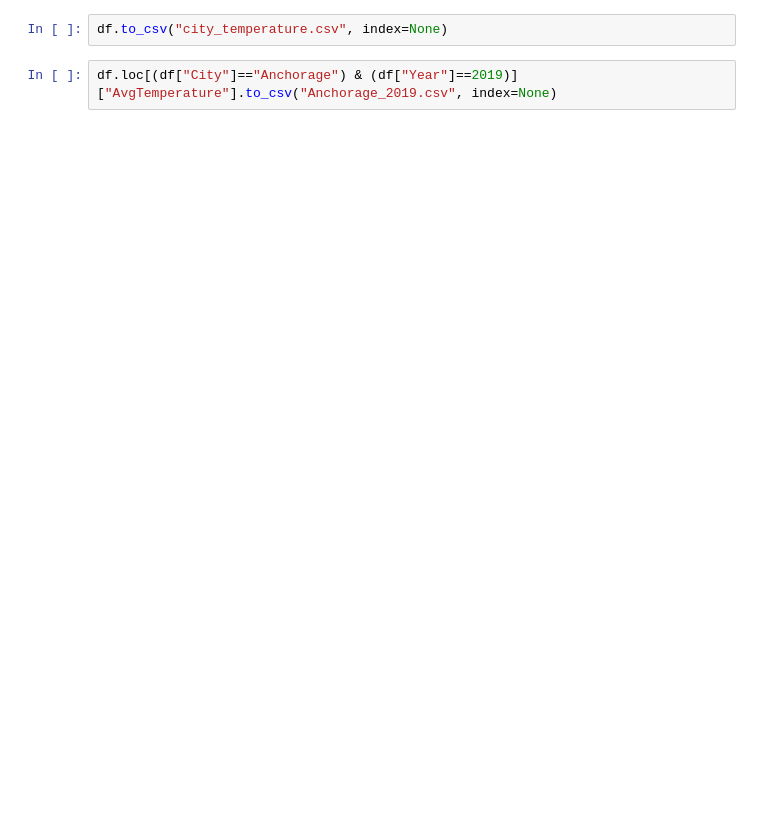
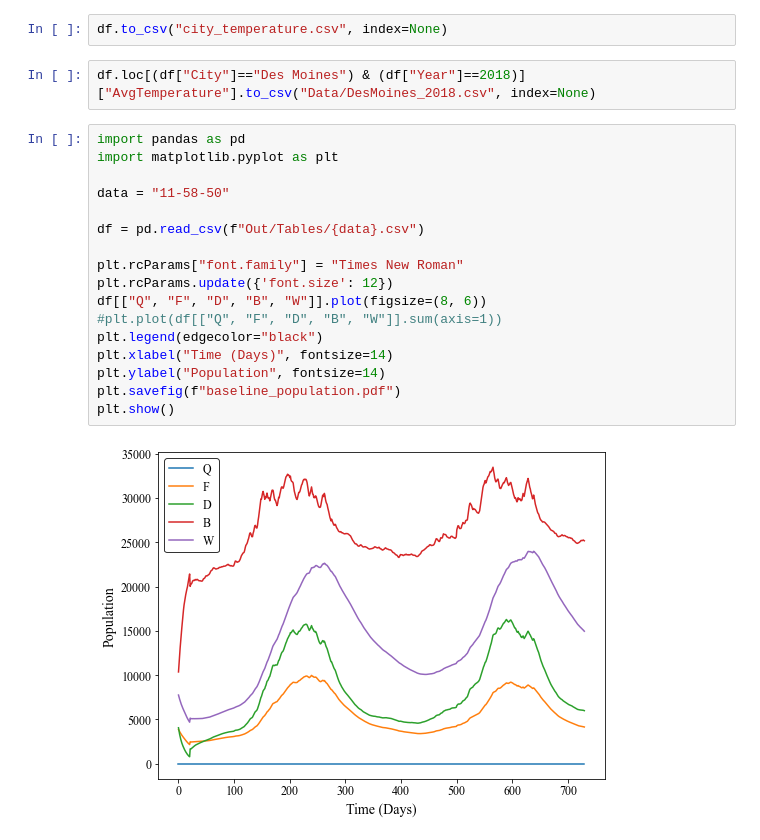
Before and after one commit to waiwasabi/bees, a Jupyter notebook: data.ipynb, the cells around one changed output. Cells and saved outputs as stored; diff of their text form; blank space fills up the shorter version.

```diff
--- a/data.ipynb
+++ b/data.ipynb
@@ -22,4 +22,23 @@ df
 # %%
 df.to_csv("city_temperature.csv", index=None)
 # %%
-df.loc[(df["City"]=="Anchorage") & (df["Year"]==2019)]["AvgTemperature"].to_csv("Anchorage_2019.csv", index=None)
+df.loc[(df["City"]=="Des Moines") & (df["Year"]==2018)]["AvgTemperature"].to_csv("Data/DesMoines_2018.csv", index=None)
+# %%
+import pandas as pd
+import matplotlib.pyplot as plt
+
+data = "11-58-50"
+
+df = pd.read_csv(f"Out/Tables/{data}.csv")
+
+plt.rcParams["font.family"] = "Times New Roman"
+plt.rcParams.update({'font.size': 12})
+df[["Q", "F", "D", "B", "W"]].plot(figsize=(8, 6))
+#plt.plot(df[["Q", "F", "D", "B", "W"]].sum(axis=1))
+plt.legend(edgecolor="black")
+plt.xlabel("Time (Days)", fontsize=14)
+plt.ylabel("Population", fontsize=14)
+plt.savefig(f"baseline_population.pdf")
+plt.show()
+# %% [output]
+[figure, added]
```
Also changed, not shown: parts of 4 cells of this notebook, 10 other files.
